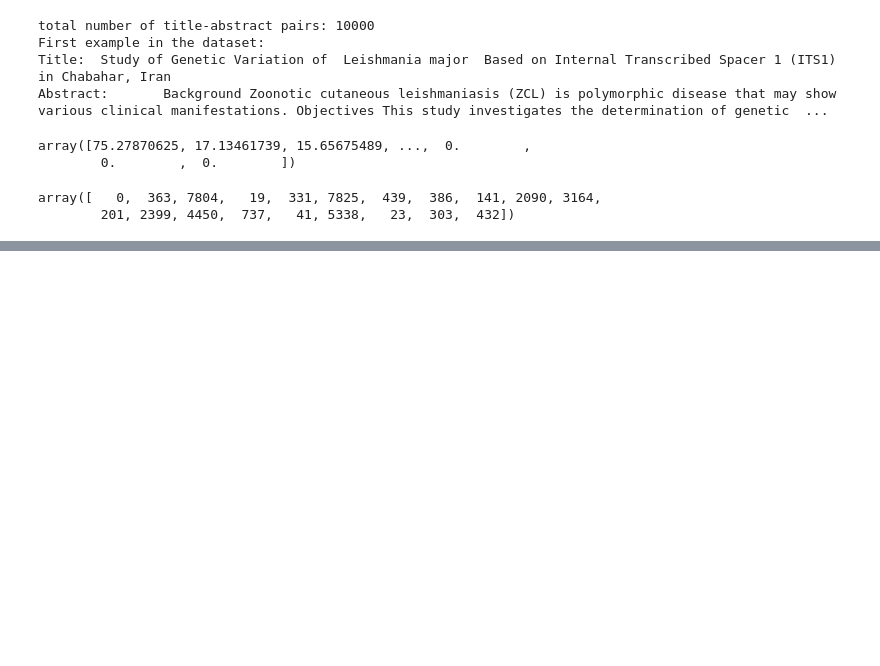
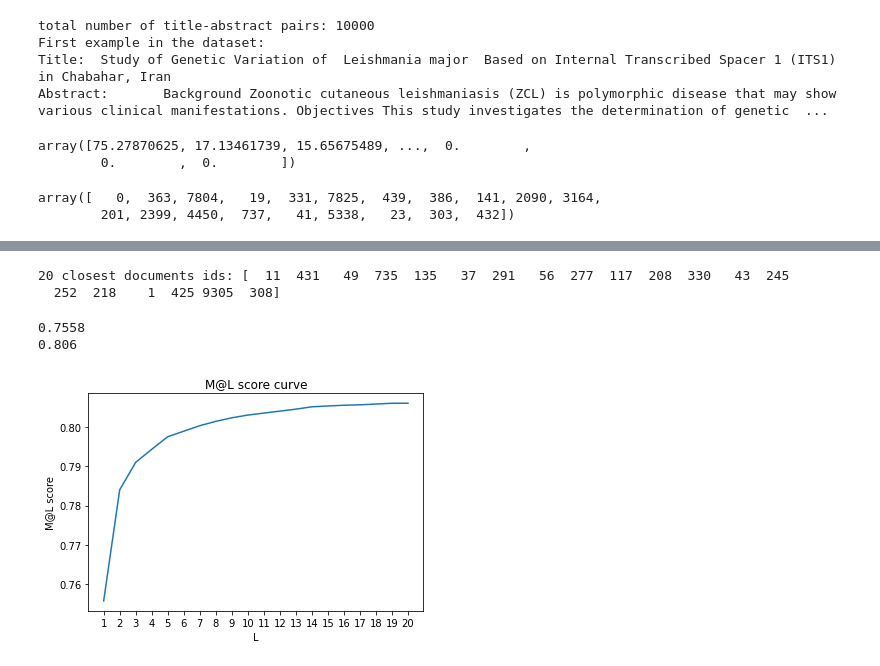
Before and after one commit to SimoneBarbaro/Neural-systems-project, a Jupyter notebook: src/Exemple_code_with_new_codebase.ipynb, the cells around one changed output, grey strips where cells are left out. Drawn from its saved outputs; the diff is of its cells as text; code cells hidden in the pictures; blank space fills up the shorter version.

Commit message:
fixed hybrid models

```diff
--- a/src/Exemple_code_with_new_codebase.ipynb
+++ b/src/Exemple_code_with_new_codebase.ipynb
@@ -111,0 +117,29 @@ plot_ml_histograms(real_query_ids, prediction)
+# %%
+from filter import *
+from keyword_selection import *
+corpus_filter = CorpusFilterBuilder(corpus, tokenizer_fn).set_k_keyword_selector(3).build()
+from ranking import Bm25HybridRanker, Bm25Ranker
+
+bm25 = Bm25Ranker(corpus, tokenizer_fn)
+hybrid_ranker = Bm25HybridRanker(corpus, corpus_filter, tokenizer_fn)
+# %%
+title_list , abstract_list = zip(*ds)
+query = title_list[0]
+print("Query ID:\t%d"%( 0 ))
+print("20 closest documents ids:", hybrid_ranker.knn_prediction(query))
+# %% [output]
+20 closest documents ids: [  11  431   49  735  135   37  291   56  277  117  208  330   43  245
+  252  218    1  425 9305  308]
+# %%
+prediction = hybrid_ranker.batch_knn_prediction(queries)
+# %%
+real_query_ids = [i for i in range(len(queries))]
+print(ml_score(real_query_ids, prediction, 1))
+print(ml_score(real_query_ids, prediction, 20))
+# %% [output]
+0.7558
+0.806
+# %%
+plot_ml_curve(real_query_ids, prediction)
+# %% [output]
+[figure, added]
```
Also changed, not shown: parts of 16 cells of this notebook, 1 other file.
